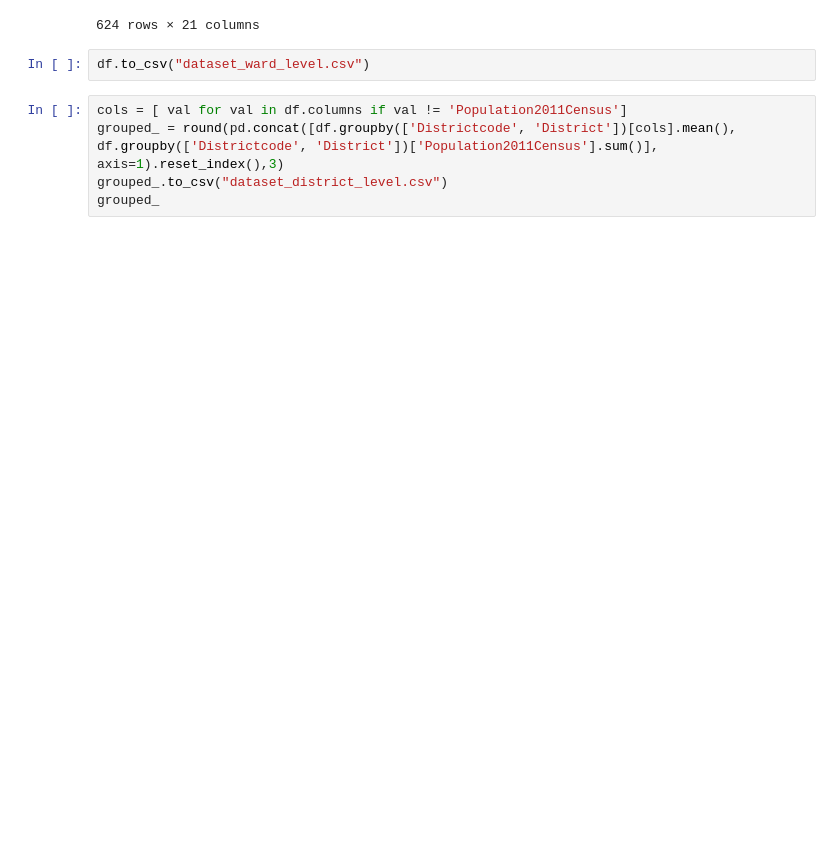
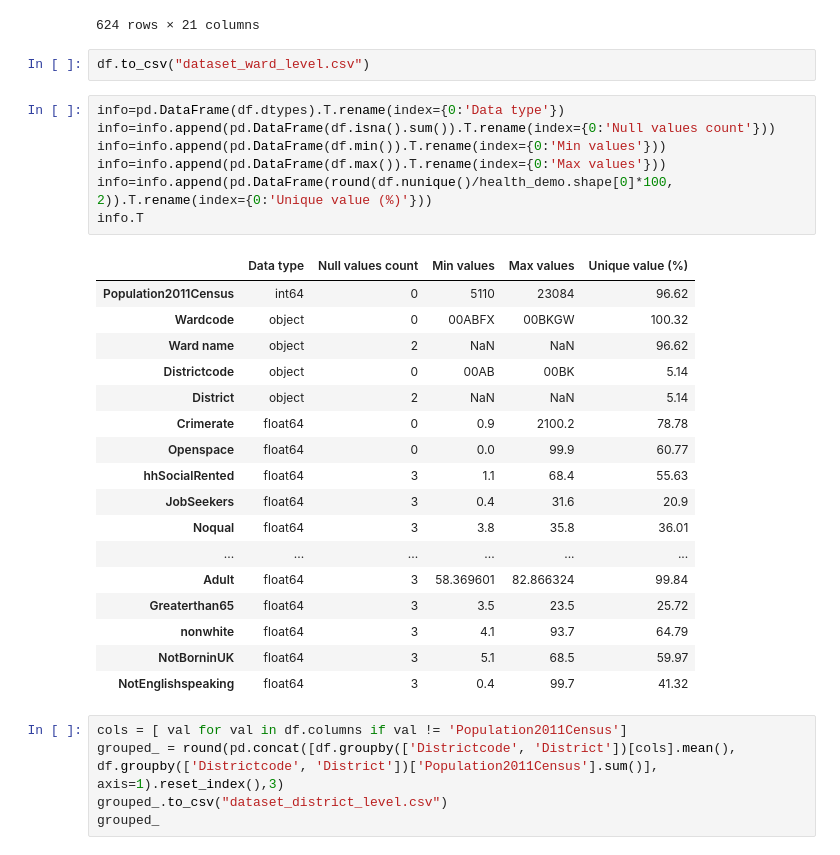
Before and after one commit to nindakhoirunnisa/W8, a Jupyter notebook: Data linking.ipynb, the cells around one changed output. Saved outputs shown, nothing was run; the diff lists cells and outputs as text; blank space fills up the shorter version.

```diff
--- a/Data linking.ipynb
+++ b/Data linking.ipynb
@@ -461,6 +461,31 @@ df
 624 rows × 21 columns
 # %%
 df.to_csv("dataset_ward_level.csv")
+# %%
+info=pd.DataFrame(df.dtypes).T.rename(index={0:'Data type'})
+info=info.append(pd.DataFrame(df.isna().sum()).T.rename(index={0:'Null values count'}))
+info=info.append(pd.DataFrame(df.min()).T.rename(index={0:'Min values'}))
+info=info.append(pd.DataFrame(df.max()).T.rename(index={0:'Max values'}))
+info=info.append(pd.DataFrame(round(df.nunique()/health_demo.shape[0]*100, 2)).T.rename(index={0:'Unique value (%)'}))
+info.T
+# %% [output]
+|  | Data type | Null values count | Min values | Max values | Unique value (%) |
+| Population2011Census | int64 | 0 | 5110 | 23084 | 96.62 |
+| Wardcode | object | 0 | 00ABFX | 00BKGW | 100.32 |
+| Ward name | object | 2 | NaN | NaN | 96.62 |
+| Districtcode | object | 0 | 00AB | 00BK | 5.14 |
+| District | object | 2 | NaN | NaN | 5.14 |
+| Crimerate | float64 | 0 | 0.9 | 2100.2 | 78.78 |
+| Openspace | float64 | 0 | 0.0 | 99.9 | 60.77 |
+| hhSocialRented | float64 | 3 | 1.1 | 68.4 | 55.63 |
+| JobSeekers | float64 | 3 | 0.4 | 31.6 | 20.9 |
+| Noqual | float64 | 3 | 3.8 | 35.8 | 36.01 |
+| ... | ... | ... | ... | ... | ... |
+| Adult | float64 | 3 | 58.369601 | 82.866324 | 99.84 |
+| Greaterthan65 | float64 | 3 | 3.5 | 23.5 | 25.72 |
+| nonwhite | float64 | 3 | 4.1 | 93.7 | 64.79 |
+| NotBorninUK | float64 | 3 | 5.1 | 68.5 | 59.97 |
+| NotEnglishspeaking | float64 | 3 | 0.4 | 99.7 | 41.32 |
 # %%
 cols = [ val for val in df.columns if val != 'Population2011Census']
 grouped_ = round(pd.concat([df.groupby(['Districtcode', 'District'])[cols].mean(), df.groupby(['Districtcode', 'District'])['Population2011Census'].sum()], axis=1).reset_index(),3)
```
Also changed, not shown: 5 other files.
